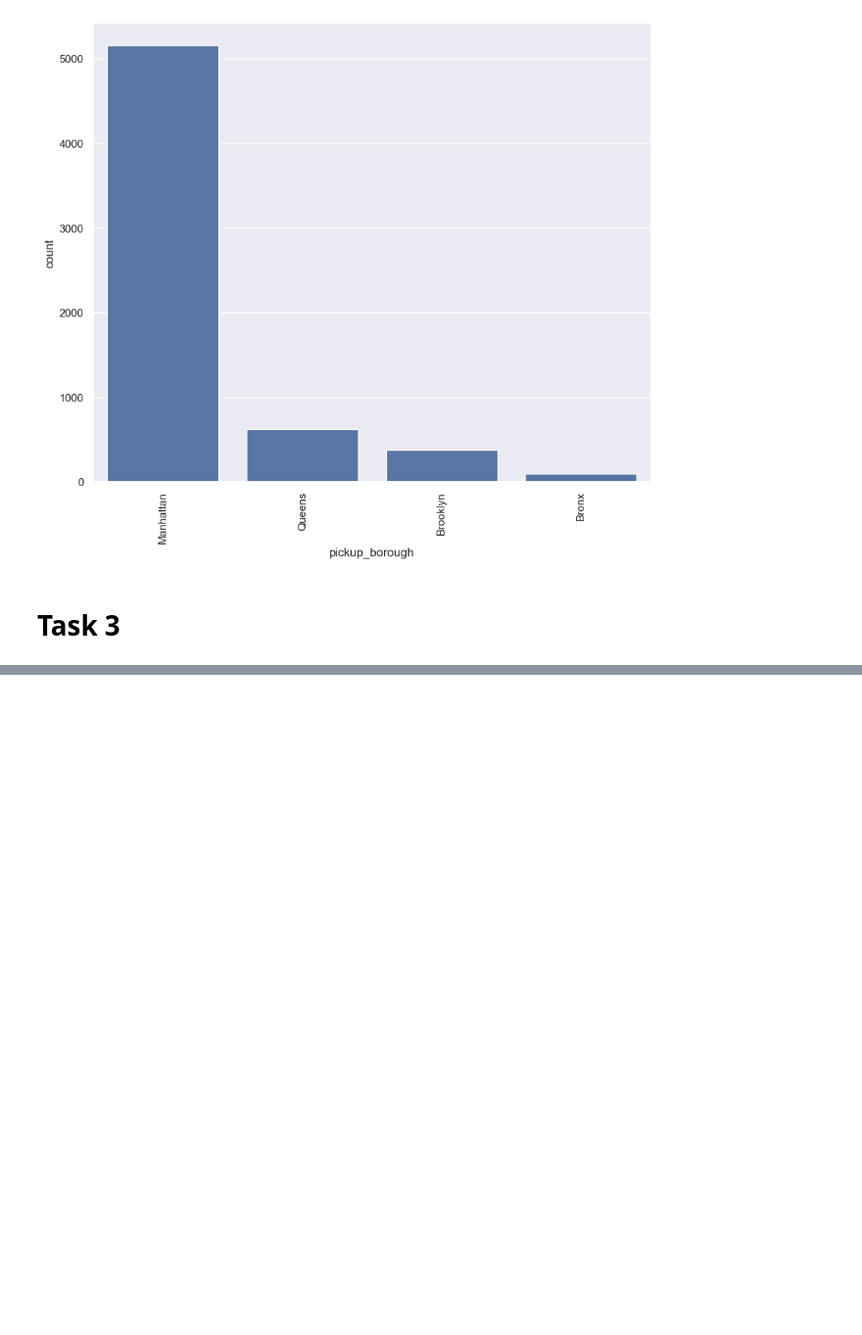
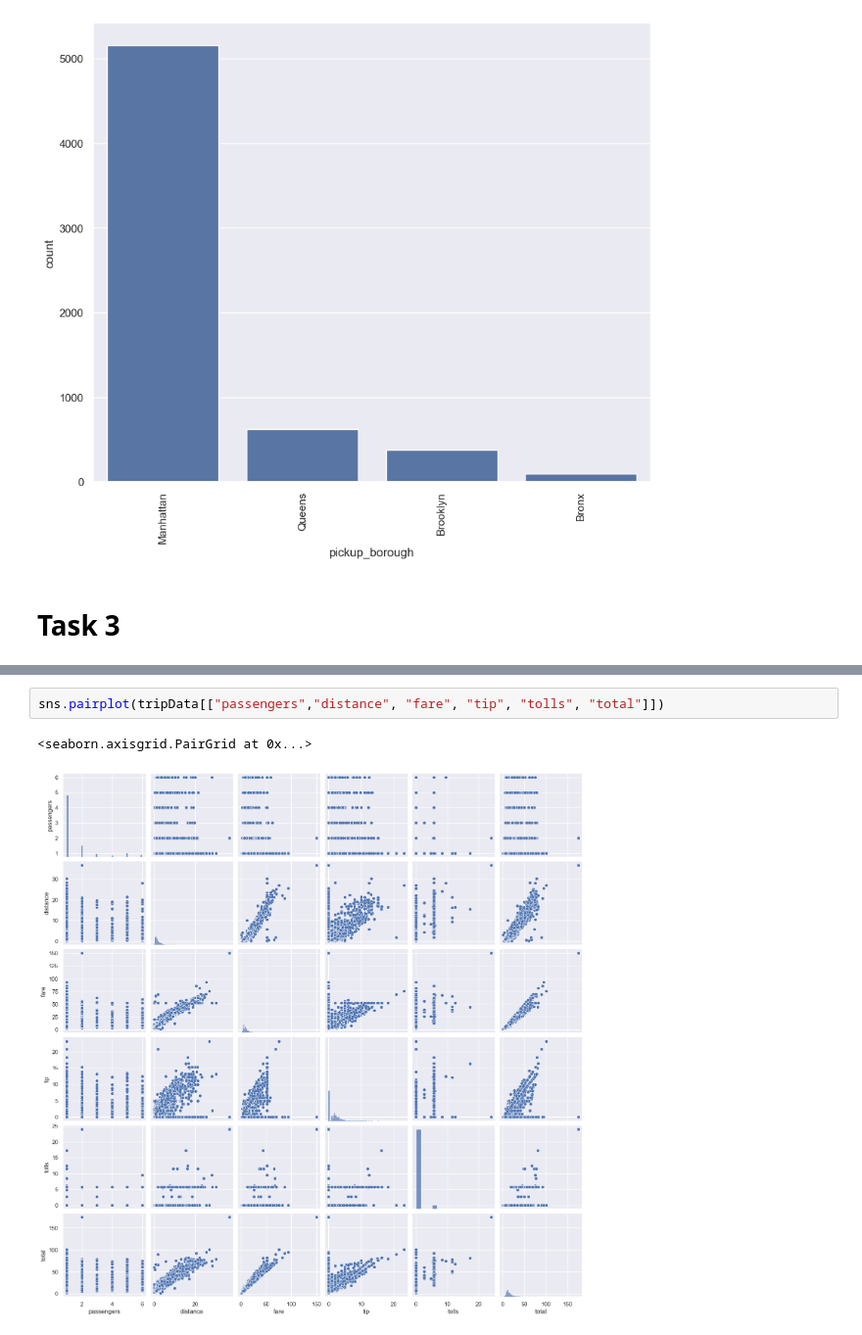
Before and after one commit to MagicalGlove/MachineLearning, a Jupyter notebook: Ola 1.ipynb, the cells around one changed output, grey strips where cells are left out. Shown at 98% size. Cells and saved outputs as stored; diff of their text form; blank space fills up the shorter version.

```diff
--- a/Ola 1.ipynb
+++ b/Ola 1.ipynb
@@ -290,0 +363,5 @@ myplot.set_xticklabels(myplot.get_xticklabels(), rotation=90)
+# %%
+sns.pairplot(tripData[["passengers","distance", "fare", "tip", "tolls", "total"]])
+# %% [output]
+<seaborn.axisgrid.PairGrid at 0x...>
+[figure, added]
```
Also changed, not shown: parts of 17 cells of this notebook.
